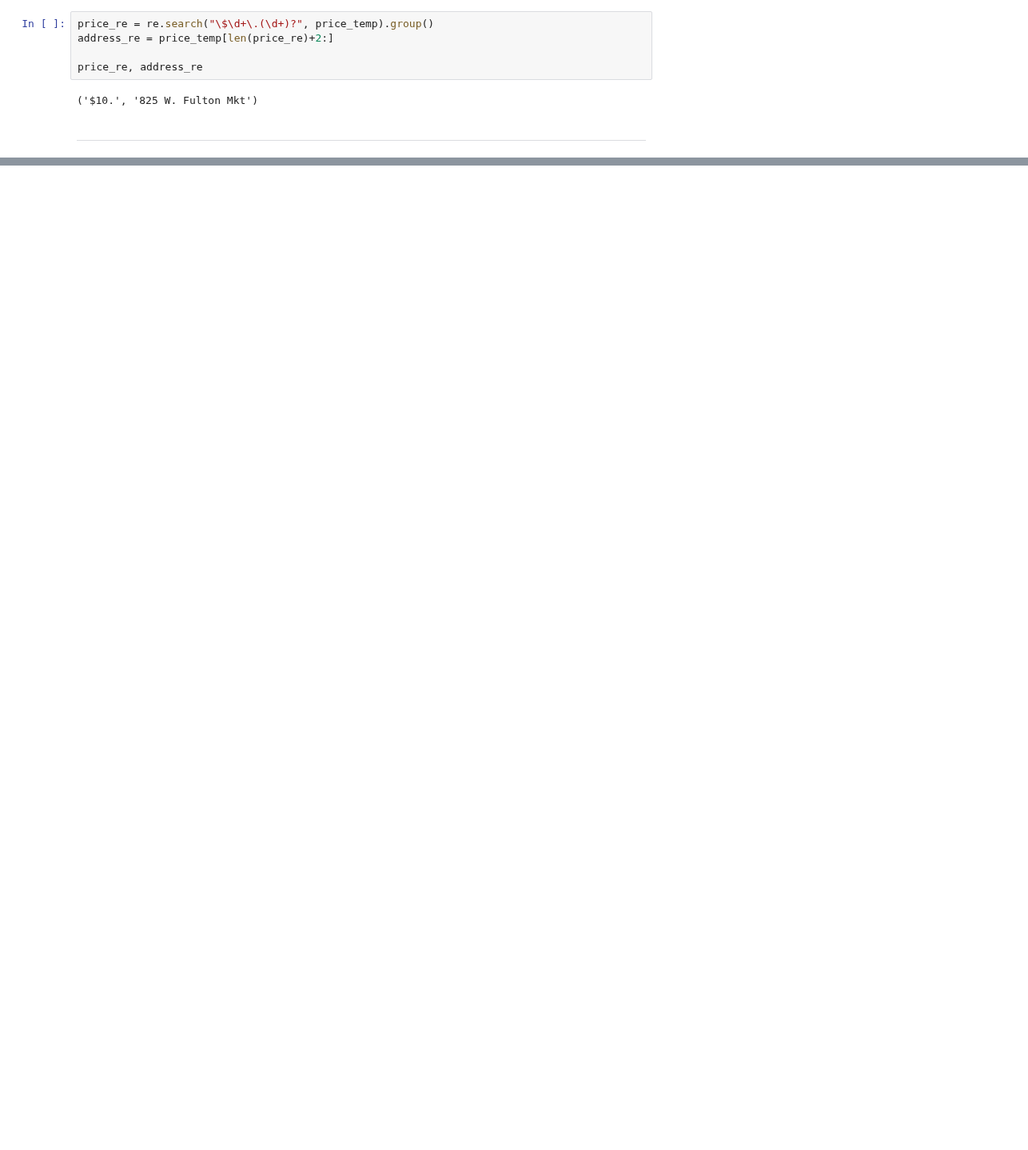
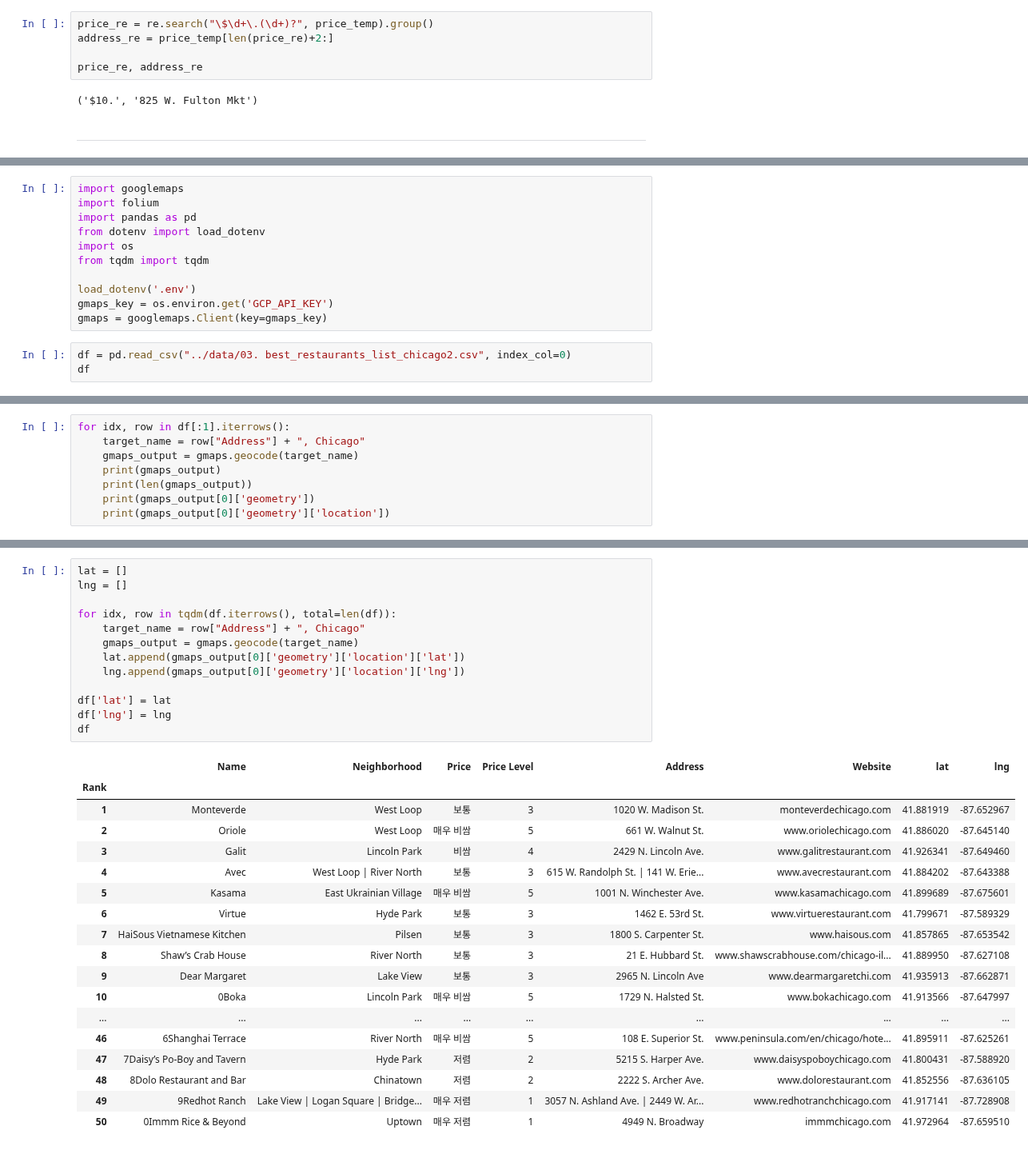
Before and after one commit to solpinetree/ds_study, a Jupyter notebook: source_code/03.Web Data.ipynb, the cells around one changed output, grey strips where cells are left out. Shown at 80% size. Drawn from its saved outputs; the diff is of its cells as text; blank space fills up the shorter version.

Commit message:
03 Web Data - 시카고 맛집 데이터 지도 시각화

```diff
--- a/source_code/03.Web Data.ipynb
+++ b/source_code/03.Web Data.ipynb
@@ -921,0 +926,14 @@ price_re, address_re
+# %%
+import googlemaps
+import folium
+import pandas as pd
+from dotenv import load_dotenv
+import os
+from tqdm import tqdm
+
+load_dotenv('.env')
+gmaps_key = os.environ.get('GCP_API_KEY')
+gmaps = googlemaps.Client(key=gmaps_key)
+# %%
+df = pd.read_csv("../data/03. best_restaurants_list_chicago2.csv", index_col=0)
+df
@@ -921,0 +959,8 @@ price_re, address_re
+# %%
+for idx, row in df[:1].iterrows():
+    target_name = row["Address"] + ", Chicago"
+    gmaps_output = gmaps.geocode(target_name)
+    print(gmaps_output)
+    print(len(gmaps_output))
+    print(gmaps_output[0]['geometry'])
+    print(gmaps_output[0]['geometry']['location'])
@@ -921,0 +972,32 @@ price_re, address_re
+# %%
+lat = []
+lng = []
+
+for idx, row in tqdm(df.iterrows(), total=len(df)):
+    target_name = row["Address"] + ", Chicago"
+    gmaps_output = gmaps.geocode(target_name)
+    lat.append(gmaps_output[0]['geometry']['location']['lat'])
+    lng.append(gmaps_output[0]['geometry']['location']['lng'])
+
+df['lat'] = lat
+df['lng'] = lng
+df
+# %% [output]
+|  | Name | Neighborhood | Price | Price Level | Address | Website | lat | lng |
+| Rank |  |  |  |  |  |  |  |  |
+| 1 | Monteverde | West Loop | 보통 | 3 | 1020 W. Madison St. | monteverdechicago.com | 41.881919 | -87.652967 |
+| 2 | Oriole | West Loop | 매우 비쌈 | 5 | 661 W. Walnut St. | www.oriolechicago.com | 41.886020 | -87.645140 |
+| 3 | Galit | Lincoln Park | 비쌈 | 4 | 2429 N. Lincoln Ave. | www.galitrestaurant.com | 41.926341 | -87.649460 |
+| 4 | Avec | West Loop | River North | 보통 | 3 | 615 W. Randolph St. | 141 W. Erie... | www.avecrestaurant.com | 41.884202 | -87.643388 |
+| 5 | Kasama | East Ukrainian Village | 매우 비쌈 | 5 | 1001 N. Winchester Ave. | www.kasamachicago.com | 41.899689 | -87.675601 |
+| 6 | Virtue | Hyde Park | 보통 | 3 | 1462 E. 53rd St. | www.virtuerestaurant.com | 41.799671 | -87.589329 |
+| 7 | HaiSous Vietnamese Kitchen | Pilsen | 보통 | 3 | 1800 S. Carpenter St. | www.haisous.com | 41.857865 | -87.653542 |
+| 8 | Shaw’s Crab House | River North | 보통 | 3 | 21 E. Hubbard St. | www.shawscrabhouse.com/chicago-il... | 41.889950 | -87.627108 |
+| 9 | Dear Margaret | Lake View | 보통 | 3 | 2965 N. Lincoln Ave | www.dearmargaretchi.com | 41.935913 | -87.662871 |
+| 10 | 0Boka | Lincoln Park | 매우 비쌈 | 5 | 1729 N. Halsted St. | www.bokachicago.com | 41.913566 | -87.647997 |
+| ... | ... | ... | ... | ... | ... | ... | ... | ... |
+| 46 | 6Shanghai Terrace | River North | 매우 비쌈 | 5 | 108 E. Superior St. | www.peninsula.com/en/chicago/hote... | 41.895911 | -87.625261 |
+| 47 | 7Daisy’s Po-Boy and Tavern | Hyde Park | 저렴 | 2 | 5215 S. Harper Ave. | www.daisyspoboychicago.com | 41.800431 | -87.588920 |
+| 48 | 8Dolo Restaurant and Bar | Chinatown | 저렴 | 2 | 2222 S. Archer Ave. | www.dolorestaurant.com | 41.852556 | -87.636105 |
+| 49 | 9Redhot Ranch | Lake View | Logan Square | Bridge... | 매우 저렴 | 1 | 3057 N. Ashland Ave. | 2449 W. Ar... | www.redhotranchchicago.com | 41.917141 | -87.728908 |
+| 50 | 0Immm Rice & Beyond | Uptown | 매우 저렴 | 1 | 4949 N. Broadway | immmchicago.com | 41.972964 | -87.659510 |
```
Also changed, not shown: parts of 11 cells of this notebook, 1 other file.
